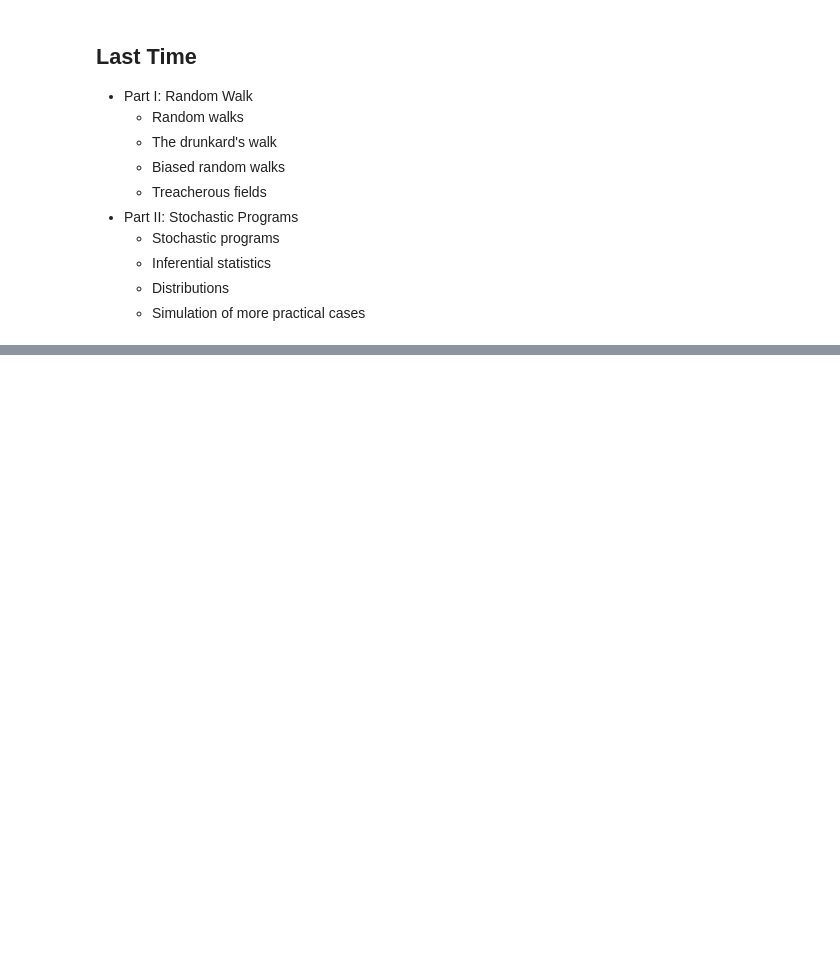
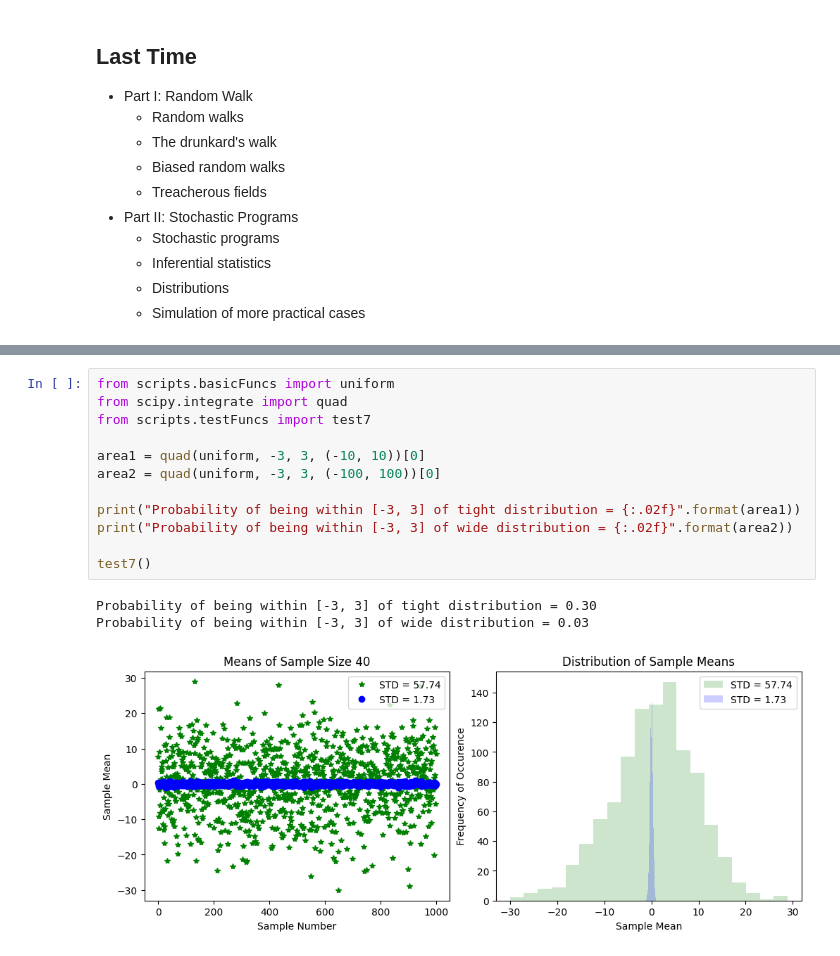
Before and after one commit to bruce88617/nycudopcs_advanced, a Jupyter notebook: Lectures/Lecture04/Lecture04.ipynb, the cells around one changed output, grey strips where cells are left out. Saved outputs shown, nothing was run; the diff lists cells and outputs as text; blank space fills up the shorter version.

```diff
--- a/Lectures/Lecture04/Lecture04.ipynb
+++ b/Lectures/Lecture04/Lecture04.ipynb
@@ -151,0 +461,16 @@ Est. = 0.57095, STD = 0.00252, numData = 32768
+# %%
+from scripts.basicFuncs import uniform
+from scipy.integrate import quad
+from scripts.testFuncs import test7
+
+area1 = quad(uniform, -3, 3, (-10, 10))[0]
+area2 = quad(uniform, -3, 3, (-100, 100))[0]
+
+print("Probability of being within [-3, 3] of tight distribution = {:.02f}".format(area1))
+print("Probability of being within [-3, 3] of wide distribution = {:.02f}".format(area2))
+
+test7()
+# %% [output]
+Probability of being within [-3, 3] of tight distribution = 0.30
+Probability of being within [-3, 3] of wide distribution = 0.03
+[figure, added]
```
Also changed, not shown: parts of 30 cells of this notebook, 18 other files.
